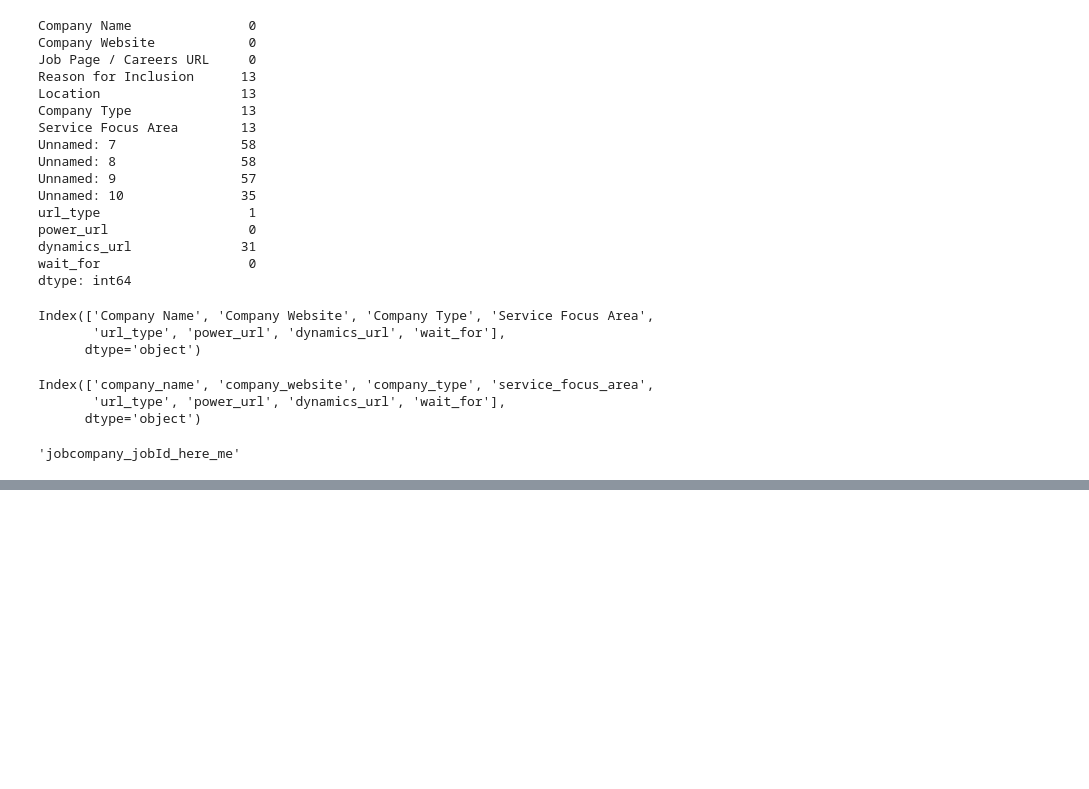
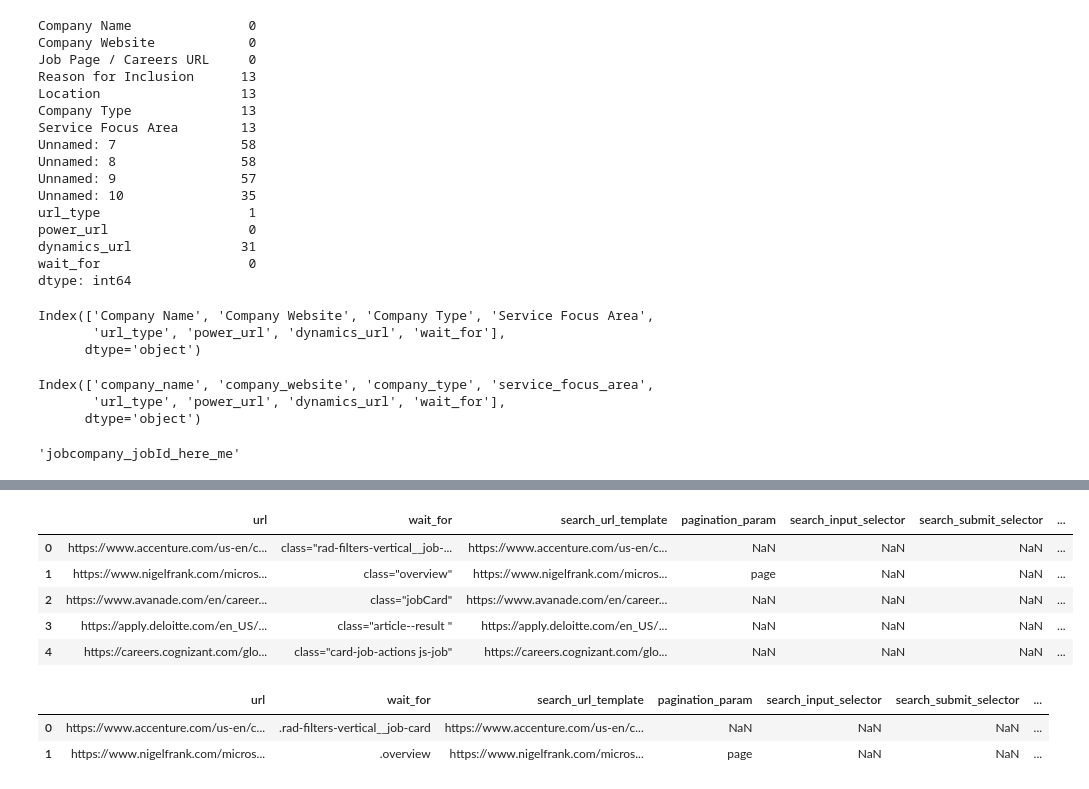
Before and after one commit to Gideon227/gigs-tech-scraping, a Jupyter notebook: noteboo.ipynb, the cells around one changed output, grey strips where cells are left out. Drawn from its saved outputs; the diff is of its cells as text; code cells hidden in the pictures; blank space fills up the shorter version.

```diff
--- a/noteboo.ipynb
+++ b/noteboo.ipynb
@@ -187,0 +243,10 @@ has
+# %%
+dtr = pd.read_csv(r"C:\Users\David\Downloads\other_left__to_template.csv")
+dtr.head()
+# %% [output]
+|  | url | wait_for | search_url_template | pagination_param | search_input_selector | search_submit_selector | ... |
+| 0 | https://www.accenture.com/us-en/c... | class="rad-filters-vertical__job-... | https://www.accenture.com/us-en/c... | NaN | NaN | NaN | ... |
+| 1 | https://www.nigelfrank.com/micros... | class="overview" | https://www.nigelfrank.com/micros... | page | NaN | NaN | ... |
+| 2 | https://www.avanade.com/en/career... | class="jobCard" | https://www.avanade.com/en/career... | NaN | NaN | NaN | ... |
+| 3 | https://apply.deloitte.com/en_US/... | class="article--result " | https://apply.deloitte.com/en_US/... | NaN | NaN | NaN | ... |
+| 4 | https://careers.cognizant.com/glo... | class="card-job-actions js-job" | https://careers.cognizant.com/glo... | NaN | NaN | NaN | ... |
@@ -187,0 +258,6 @@ has
+# %%
+dtr.head(2)
+# %% [output]
+|  | url | wait_for | search_url_template | pagination_param | search_input_selector | search_submit_selector | ... |
+| 0 | https://www.accenture.com/us-en/c... | .rad-filters-vertical__job-card | https://www.accenture.com/us-en/c... | NaN | NaN | NaN | ... |
+| 1 | https://www.nigelfrank.com/micros... | .overview | https://www.nigelfrank.com/micros... | page | NaN | NaN | ... |
```
Also changed, not shown: parts of 12 cells of this notebook, 8 other files.
